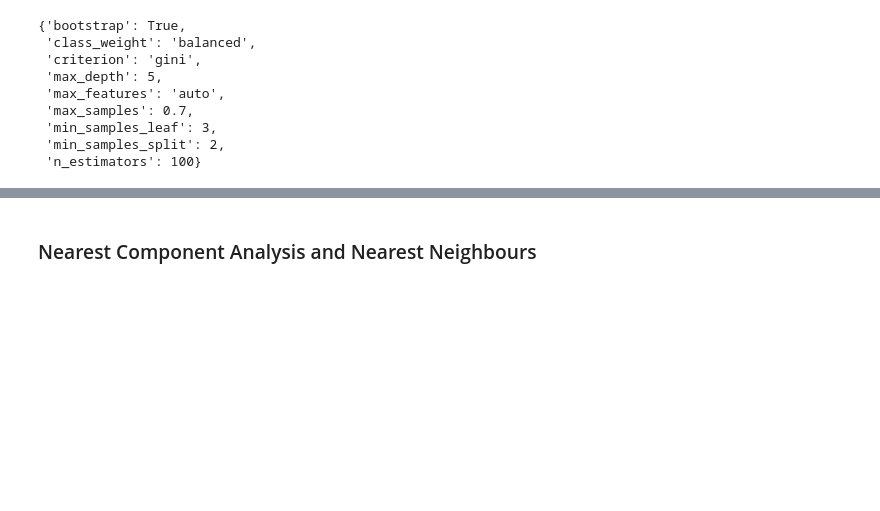
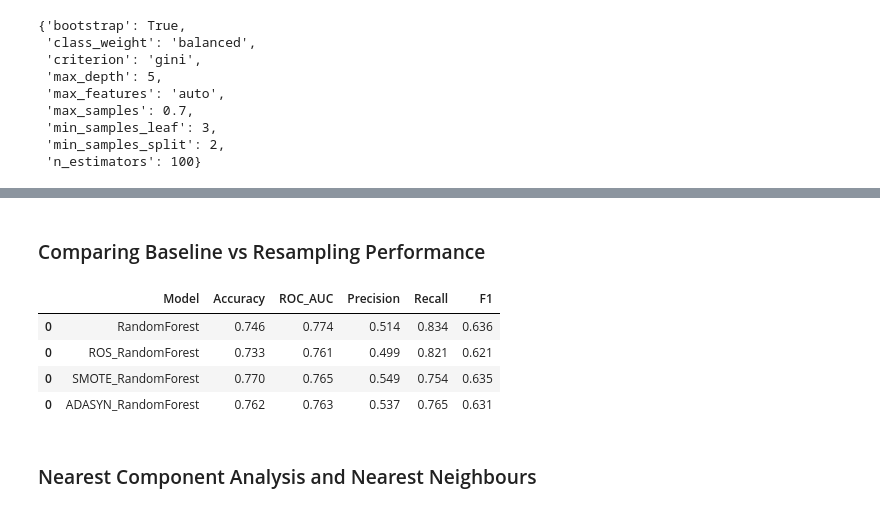
Before and after one commit to Joshuayeo95/Telco-Churn, a Jupyter notebook: modelling.ipynb, the cells around one changed output, grey strips where cells are left out. Cells and saved outputs as stored; diff of their text form; code cells hidden in the pictures; blank space fills up the shorter version.

```diff
--- a/modelling.ipynb
+++ b/modelling.ipynb
@@ -671,0 +714,8 @@ weighted avg       0.81      0.75      0.76      1407
+# %%
+smote_rforest_pipe = Pipeline(steps=[
+    ('Smote', smote),
+    ('RandomForest', rforest_tuned)
+])
+
+smote_rforest = model_results_summary(smote_rforest_pipe, X_train, y_train, X_test, y_test,
+                                      cv_kwargs, model_name='SMOTE Random Forest')
@@ -671,0 +741,3 @@ weighted avg       0.81      0.75      0.76      1407
+# %%
+# Saving results to dataframe
+rforest_smote = model_report(smote_rforest, X_train , y_train, X_test, y_test, 'SMOTE_RandomForest')
@@ -671,0 +746,8 @@ weighted avg       0.81      0.75      0.76      1407
+# %%
+adasyn_rforest_pipe = Pipeline(steps=[
+    ('Adasyn', adasyn),
+    ('RandomForest', rforest_tuned)
+])
+
+adasyn_rforest = model_results_summary(adasyn_rforest_pipe, X_train, y_train, X_test, y_test,
+                                       cv_kwargs, model_name='ADASYN Random Forest')
@@ -672,3 +773,17 @@ weighted avg       0.81      0.75      0.76      1407
+# %%
+# Saving results to dataframe
+rforest_adasyn = model_report(adasyn_rforest, X_train , y_train, X_test, y_test, 'ADASYN_RandomForest')
+# %% [markdown]
+### Comparing Baseline vs Resampling Performance
+# %%
+rforest_performance = pd.concat([rforest_base, rforest_ros, rforest_smote, rforest_adasyn], axis=0)
+rforest_performance
+# %% [output]
+|  | Model | Accuracy | ROC_AUC | Precision | Recall | F1 |
+| 0 | RandomForest | 0.746 | 0.774 | 0.514 | 0.834 | 0.636 |
+| 0 | ROS_RandomForest | 0.733 | 0.761 | 0.499 | 0.821 | 0.621 |
+| 0 | SMOTE_RandomForest | 0.770 | 0.765 | 0.549 | 0.754 | 0.635 |
+| 0 | ADASYN_RandomForest | 0.762 | 0.763 | 0.537 | 0.765 | 0.631 |
 # %% [markdown]
 ### Nearest Component Analysis and Nearest Neighbours
 # %%
```
Also changed, not shown: parts of 28 cells of this notebook.
